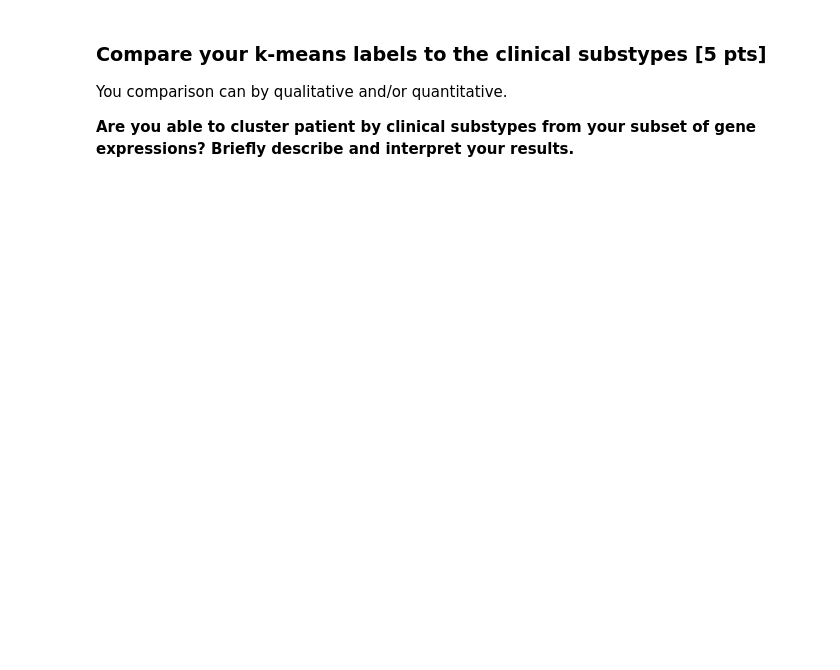
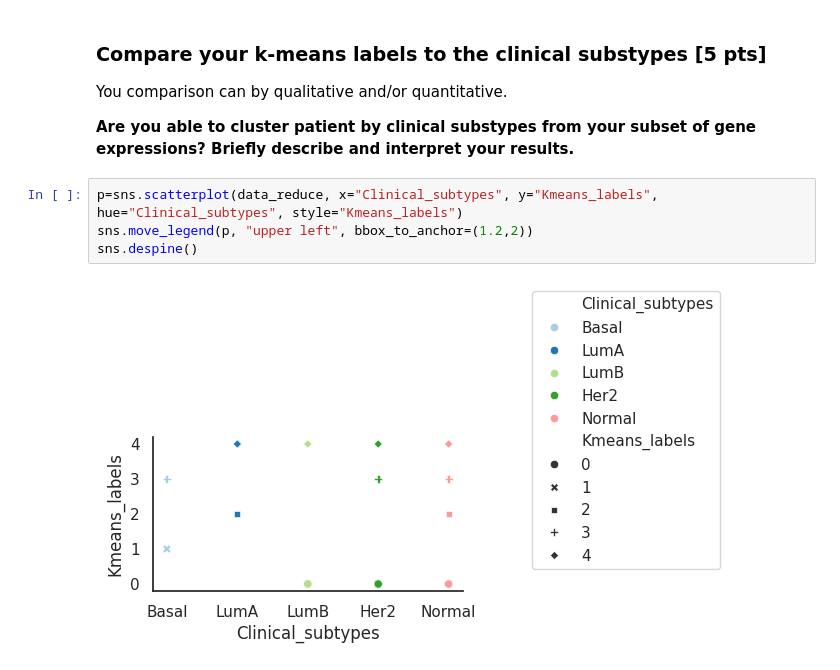
Before and after one commit to eteszner/BIM6065D_2024, a Jupyter notebook: notebook/exercices_good_practices.ipynb, the cells around one changed output. Saved outputs shown, nothing was run; the diff lists cells and outputs as text; blank space fills up the shorter version.

```diff
--- a/notebook/exercices_good_practices.ipynb
+++ b/notebook/exercices_good_practices.ipynb
@@ -350,3 +377,9 @@ these clinical subtypes.
 You comparison can by qualitative and/or quantitative.
 
 **Are you able to cluster patient by clinical substypes from your subset of gene expressions? Briefly describe and interpret your results.**
+# %%
+p=sns.scatterplot(data_reduce, x="Clinical_subtypes", y="Kmeans_labels", hue="Clinical_subtypes", style="Kmeans_labels")
+sns.move_legend(p, "upper left", bbox_to_anchor=(1.2,2))
+sns.despine()
+# %% [output]
+[figure, added]
```
Also changed, not shown: parts of 18 cells of this notebook, 2 other files.
